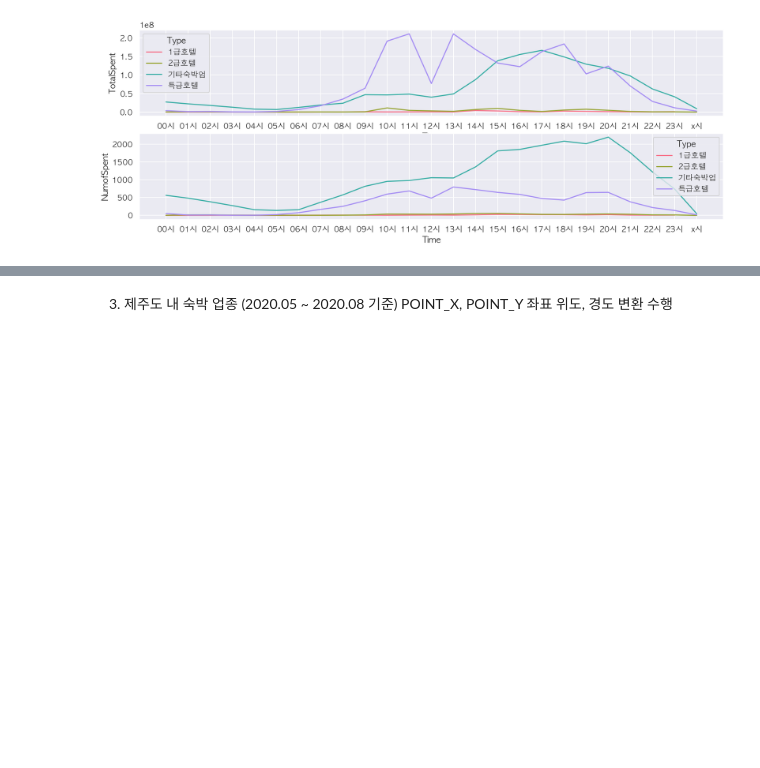
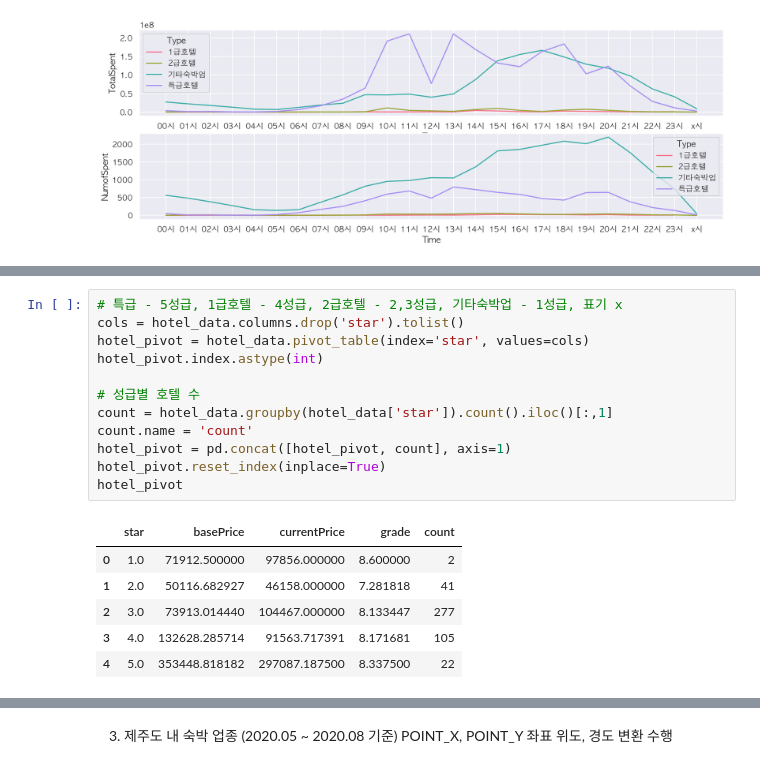
Before and after one commit to HyunjinKIM-Chloe/eda-repo-1, a Jupyter notebook: eda/jejuhotel_guest_consumption.ipynb, the cells around one changed output, grey strips where cells are left out. Drawn from its saved outputs; the diff is of its cells as text; blank space fills up the shorter version.

```diff
--- a/eda/jejuhotel_guest_consumption.ipynb
+++ b/eda/jejuhotel_guest_consumption.ipynb
@@ -275,0 +288,19 @@ with sns.color_palette('husl', 3):
+# %%
+# 특급 - 5성급, 1급호텔 - 4성급, 2급호텔 - 2,3성급, 기타숙박업 - 1성급, 표기 x
+cols = hotel_data.columns.drop('star').tolist()
+hotel_pivot = hotel_data.pivot_table(index='star', values=cols)
+hotel_pivot.index.astype(int)
+
+# 성급별 호텔 수
+count = hotel_data.groupby(hotel_data['star']).count().iloc()[:,1]
+count.name = 'count'
+hotel_pivot = pd.concat([hotel_pivot, count], axis=1)
+hotel_pivot.reset_index(inplace=True)
+hotel_pivot
+# %% [output]
+|  | star | basePrice | currentPrice | grade | count |
+| 0 | 1.0 | 71912.500000 | 97856.000000 | 8.600000 | 2 |
+| 1 | 2.0 | 50116.682927 | 46158.000000 | 7.281818 | 41 |
+| 2 | 3.0 | 73913.014440 | 104467.000000 | 8.133447 | 277 |
+| 3 | 4.0 | 132628.285714 | 91563.717391 | 8.171681 | 105 |
+| 4 | 5.0 | 353448.818182 | 297087.187500 | 8.337500 | 22 |
```
Also changed, not shown: parts of 11 cells of this notebook.
